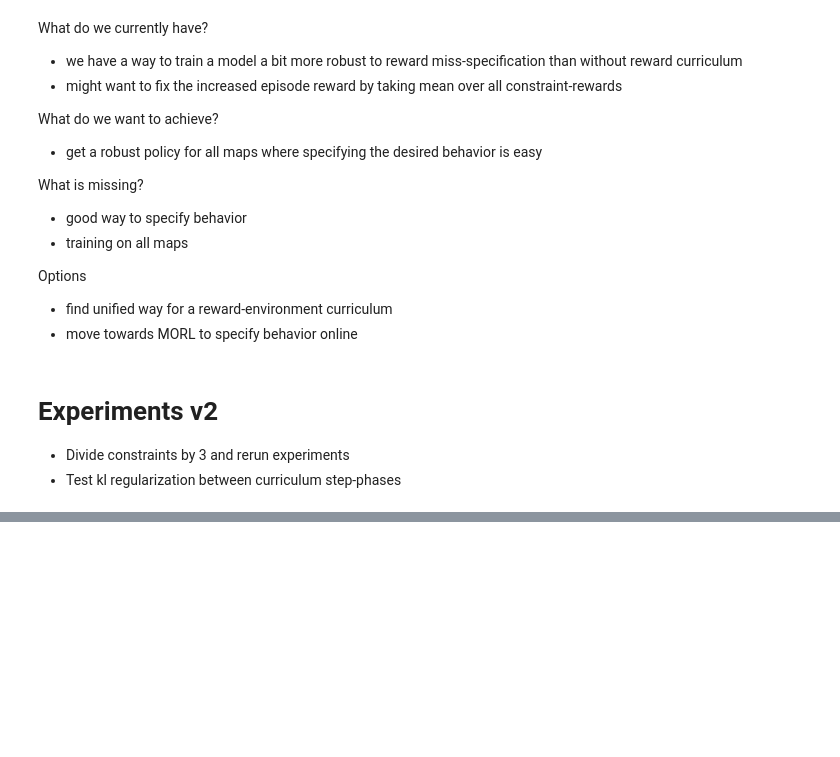
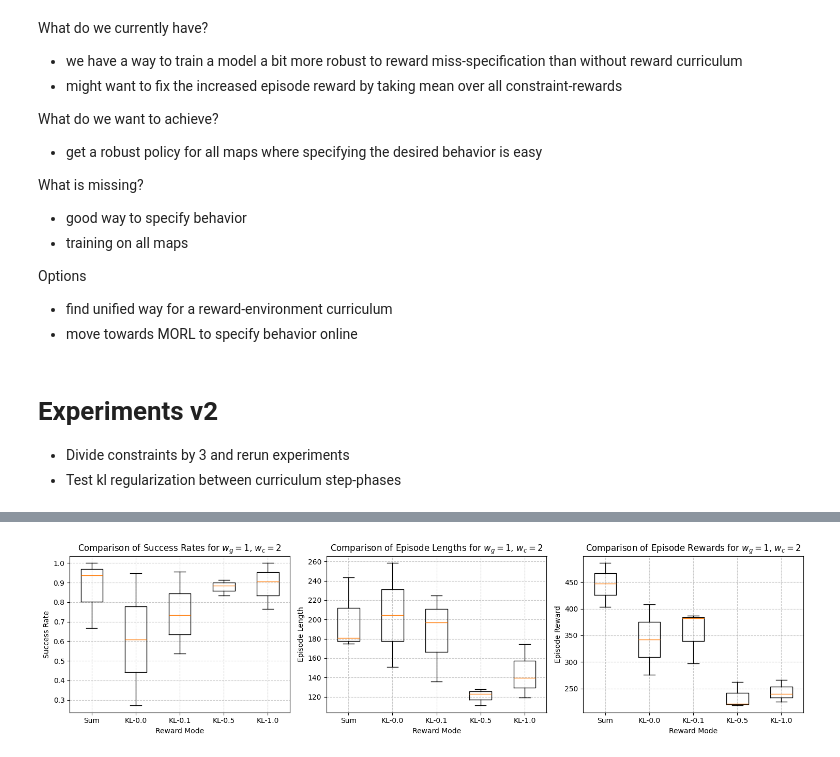
Before and after one commit to kristianceder/DRL-Traj-Planner, a Jupyter notebook: notebooks/curriculum_reward_weights_analysis.ipynb, the cells around one changed output, grey strips where cells are left out. Saved outputs shown, nothing was run; the diff lists cells and outputs as text; code cells hidden in the pictures; blank space fills up the shorter version.

```diff
--- a/notebooks/curriculum_reward_weights_analysis.ipynb
+++ b/notebooks/curriculum_reward_weights_analysis.ipynb
@@ -234,0 +294,61 @@ Options
+# %%
+def extract_data(run_ids):
+    data = []
+    episode_lengths = []
+    episode_rewards = []
+
+    for run_id in run_ids:
+        run = api.run(f'{project}/{run_id}')
+        summary = run.summary
+        success_rate = summary.get('eval/episode_success')
+        episode_length = summary.get('eval/episode_length')
+        episode_reward = summary.get('eval/episode_reward')
+        data.append(success_rate)
+        episode_lengths.append(episode_length)
+        episode_rewards.append(episode_reward)
+
+    return data, episode_lengths, episode_rewards
+# %%
+import matplotlib.pyplot as plt
+
+sum_ids = ['bs38pys6', '63qwun1p', '4nylvsam']
+kl_00_ids = ['1hultvx0', 'esxrmrck'] # FIXME remove duplicate '7y7w5cev'
+kl_01_ids = ['d39aj49v', 'xdqbf6es', 'i1uu0ts0']
+kl_05_ids = ['11rvzee4', 'jvwb53xd', 'zdrjof6v']
+kl_10_ids = ['dntv7jbd', 'u48eeap1', 'hhv9y9io']
+
+sum_data, sum_episode_lengths, sum_episode_rewards = extract_data(sum_ids)
+kl_00_data, kl_00_episode_lengths, kl_00_episode_rewards = extract_data(kl_00_ids)
+kl_01_data, kl_01_episode_lengths, kl_01_episode_rewards = extract_data(kl_01_ids)
+kl_05_data, kl_05_episode_lengths, kl_05_episode_rewards = extract_data(kl_05_ids)
+kl_10_data, kl_10_episode_lengths, kl_10_episode_rewards = extract_data(kl_10_ids)
+
+labels = ['Sum', 'KL-0.0', 'KL-0.1', 'KL-0.5', 'KL-1.0']
+data = [sum_data, kl_00_data, kl_01_data, kl_05_data, kl_10_data]
+episode_lengths = [sum_episode_lengths, kl_00_episode_lengths, kl_01_episode_lengths, kl_05_episode_lengths, kl_10_episode_lengths]
+episode_rewards = [sum_episode_rewards, kl_00_episode_rewards, kl_01_episode_rewards, kl_05_episode_rewards, kl_10_episode_rewards]
+
+fig, (ax1, ax2, ax3) = plt.subplots(1, 3, figsize=(15, 4))
+
+ax1.boxplot(data, tick_labels=labels)
+ax1.set_xlabel('Reward Mode')
+ax1.set_ylabel('Success Rate')
+ax1.set_title('Comparison of Success Rates for $w_g = 1$, $w_c = 2$')
+ax1.grid(True, linestyle='--', alpha=0.7)
+
+ax2.boxplot(episode_lengths, tick_labels=labels)
+ax2.set_xlabel('Reward Mode')
+ax2.set_ylabel('Episode Length')
+ax2.set_title('Comparison of Episode Lengths for $w_g = 1$, $w_c = 2$')
+ax2.grid(True, linestyle='--', alpha=0.7)
+
+ax3.boxplot(episode_rewards, tick_labels=labels)
+ax3.set_xlabel('Reward Mode')
+ax3.set_ylabel('Episode Reward')
+ax3.set_title('Comparison of Episode Rewards for $w_g = 1$, $w_c = 2$')
+ax3.grid(True, linestyle='--', alpha=0.7)
+
+plt.tight_layout()
+plt.show()
+# %% [output]
+[figure, added]
```
Also changed, not shown: parts of 14 cells of this notebook, 7 other files.
